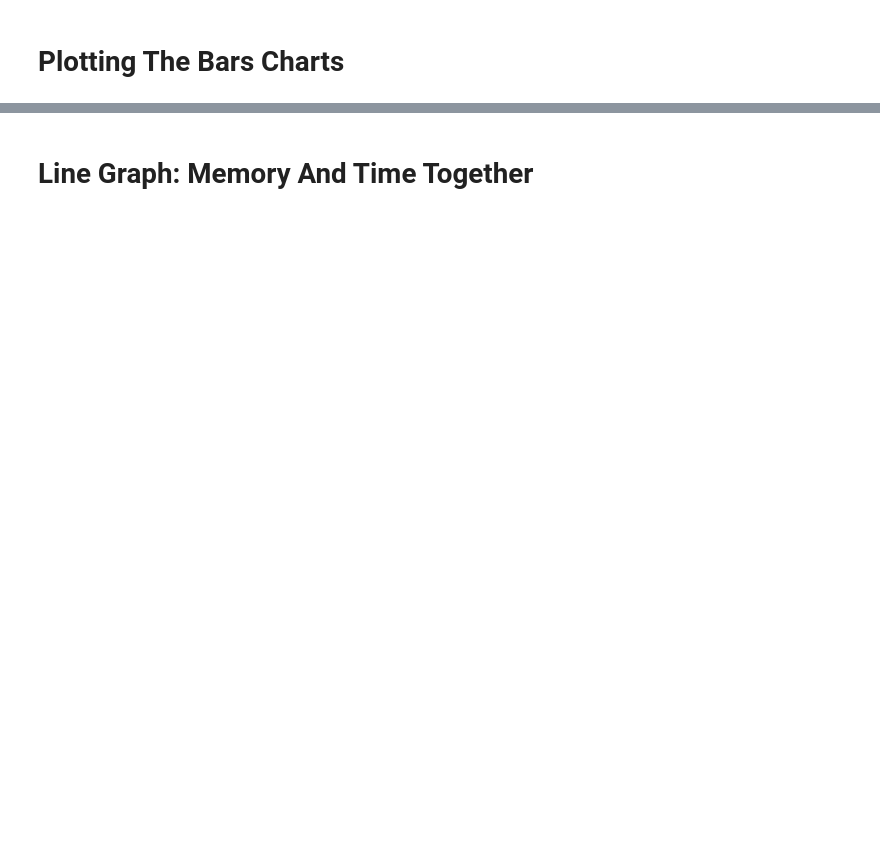
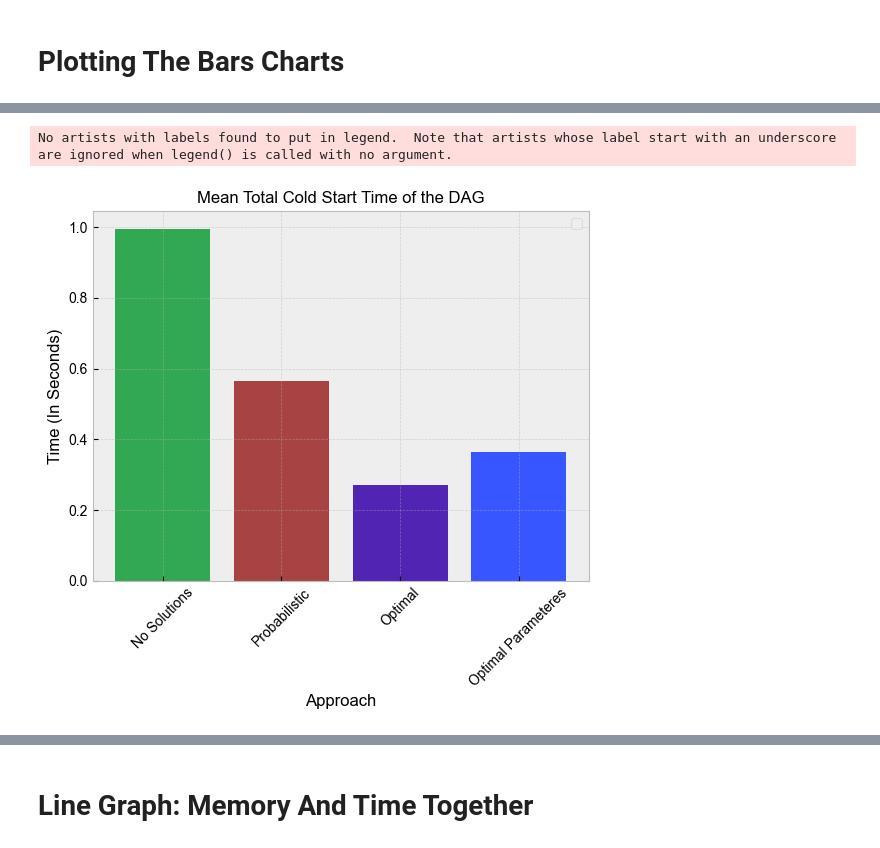
Before and after one commit to SobhanKiani/FaaS-Probablistic-Scheduler, a Jupyter notebook: simulator/results/w1/charts.ipynb, the cells around one changed output, grey strips where cells are left out. Drawn from its saved outputs; the diff is of its cells as text; code cells hidden in the pictures; blank space fills up the shorter version.

```diff
--- a/simulator/results/w1/charts.ipynb
+++ b/simulator/results/w1/charts.ipynb
@@ -35,27 +34,43 @@ probable
 # %%
 cs_time_mean = cs['Time'].mean()
 cs_mem_mean = cs['Memory'].mean()
+cs_mean_cs_time = cs['Cs Time'].mean()
+cs_mean_cs_count = cs['Cs Count'].mean()
 
 probable_time_mean = probable['Time'].mean()
 probable_mem_mean = probable['Memory'].mean()
+probable_mean_cs_time = probable['Cs Time'].mean()
+probable_mean_cs_count = probable['Cs Count'].mean()
 
 optimal_time_mean = optimal['Time'].mean()
 optimal_mem_mean = optimal['Memory'].mean()
+optimal_mean_cs_time = optimal['Cs Time'].mean()
+optimal_mean_cs_count = optimal['Cs Count'].mean()
 
 optimal_parameter_time_mean = optimal_parameter['Time'].mean()
 optimal_parameter_mem_mean = optimal_parameter['Memory'].mean()
+optimal_parameter_mean_cs_time = optimal_parameter['Cs Time'].mean()
+optimal_parameter_mean_cs_count = optimal_parameter['Cs Count'].mean()
 
 cs_time_std = cs['Time'].std()
 cs_mem_std = cs['Memory'].std()
+cs_std_cs_time = cs['Cs Time'].std()
+cs_std_cs_count = cs['Cs Count'].std()
 
 probable_time_std = probable['Time'].std()
 probable_mem_std = probable['Memory'].std()
+probable_std_cs_time = probable['Cs Time'].std()
+probable_std_cs_count = probable['Cs Count'].std()
 
 optimal_time_std = optimal['Time'].std()
 optimal_mem_std = optimal['Memory'].std()
+optimal_std_cs_time = optimal['Cs Time'].std()
+optimal_std_cs_count = optimal['Cs Count'].std()
 
 optimal_parameter_time_std = optimal_parameter['Time'].std()
 optimal_parameter_mem_std = optimal_parameter['Memory'].std()
+optimal_parameter_std_cs_time = optimal_parameter['Cs Time'].std()
+optimal_parameter_std_cs_count = optimal_parameter['Cs Count'].std()
 # %%
 time_mean_data = [cs_time_mean, probable_time_mean,
                   optimal_time_mean, optimal_parameter_time_mean]
@@ -66,6 +81,16 @@ mem_mean_data = [cs_mem_mean, probable_mem_mean,
                  optimal_mem_mean, optimal_parameter_mem_mean]
 mem_std_data = [cs_mem_std, probable_mem_std,
                 optimal_mem_std, optimal_parameter_mem_std]
+
+cs_time_mean_data = [cs_mean_cs_time, probable_mean_cs_time,
+                     optimal_mean_cs_time, optimal_parameter_mean_cs_time]
+cs_time_std_data = [cs_std_cs_time, probable_std_cs_time,
+                     optimal_std_cs_time, optimal_parameter_std_cs_time]
+
+cs_count_mean_data = [cs_mean_cs_count, probable_mean_cs_count,
+                     optimal_mean_cs_count, optimal_parameter_mean_cs_count]
+cs_count_std_data = [cs_std_cs_count, probable_std_cs_count,
+                     optimal_std_cs_count, optimal_parameter_std_cs_count]
 # %% [markdown]
 # Plotting The Bars Charts
 # %%
@@ -108,0 +134,14 @@ No artists with labels found to put in legend.  Note that artists whose label st
+# %%
+plt.bar(labels, cs_time_mean_data, color=colors)
+plt.title('Mean Total Cold Start Time of the DAG', fontdict={'family': 'Arial', 'size': 12})
+plt.xlabel('Approach', fontdict={'family': 'Arial', 'size': 12})
+plt.ylabel('Time (In Seconds)', fontdict={'family': 'Arial', 'size': 12})
+plt.xticks(fontname='Arial', fontsize=10, rotation=45)
+plt.yticks(fontname='Arial', fontsize=10)
+plt.grid(True, linestyle='--', alpha=0.5)
+plt.legend()
+
+plt.show()
+# %% [output]
+No artists with labels found to put in legend.  Note that artists whose label start with an underscore are ignored when legend() is called with no argument.
+[figure, added]
```
Also changed, not shown: parts of 9 cells of this notebook, 49 other files.
